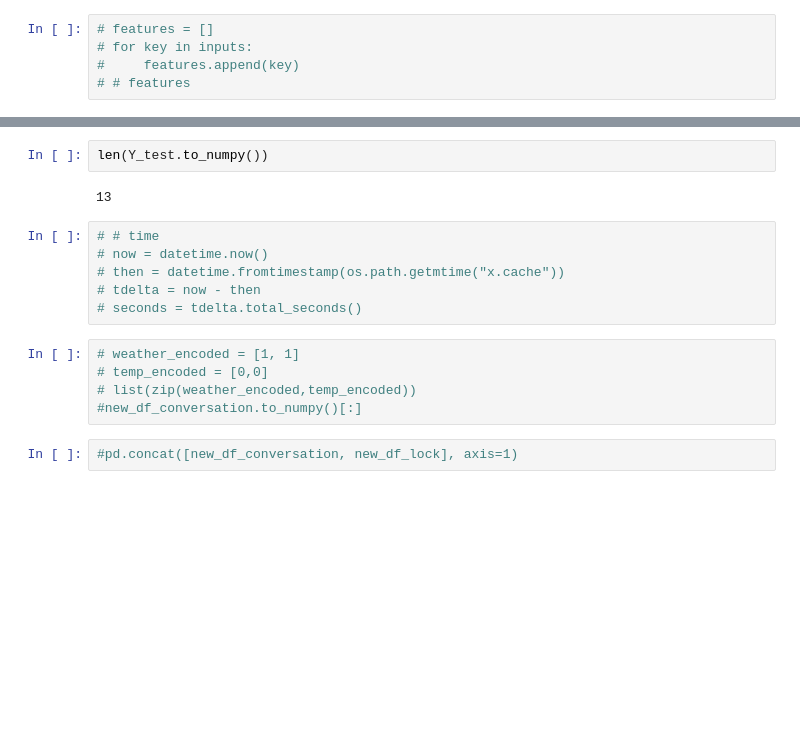
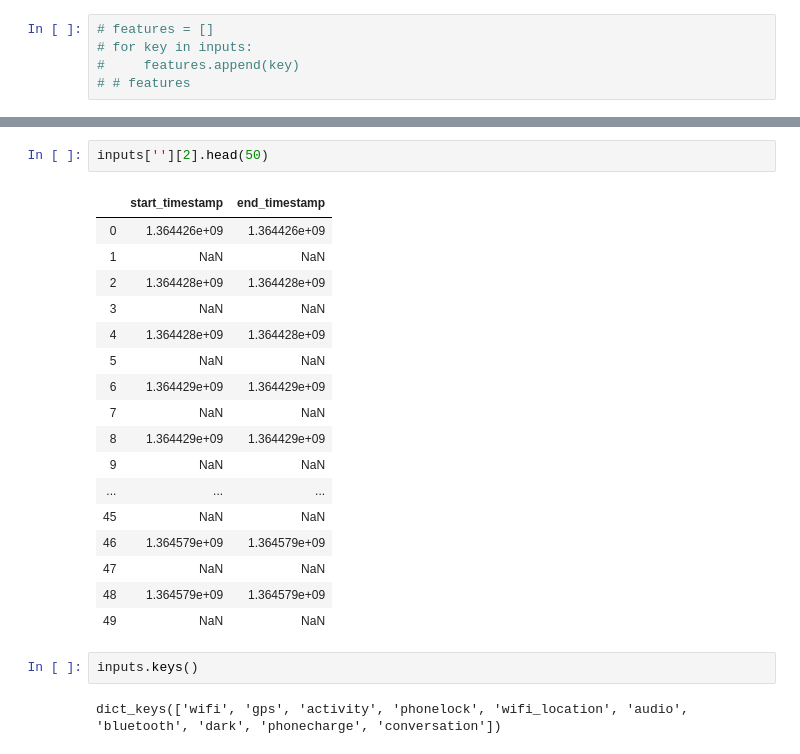
Before and after one commit to shizhs/COMP9417-Project, a Jupyter notebook: Project.ipynb, the cells around one changed output, grey strips where cells are left out. Cells and saved outputs as stored; diff of their text form; blank space fills up the shorter version.

```diff
--- a/Project.ipynb
+++ b/Project.ipynb
@@ -284,17 +400,24 @@ TypeError: unsupported operand type(s) for -: 'str' and 'str'
-# %%
-len(Y_test.to_numpy())
-# %% [output]
-13
-# %%
-# # time
-# now = datetime.now()
-# then = datetime.fromtimestamp(os.path.getmtime("x.cache"))
-# tdelta = now - then
-# seconds = tdelta.total_seconds()
-# %%
-# weather_encoded = [1, 1]
-# temp_encoded = [0,0]
-# list(zip(weather_encoded,temp_encoded))
-#new_df_conversation.to_numpy()[:]
-# %%
-#pd.concat([new_df_conversation, new_df_lock], axis=1)
+# %%
+inputs[''][2].head(50)
+# %% [output]
+|  | start_timestamp | end_timestamp |
+| 0 | 1.364426e+09 | 1.364426e+09 |
+| 1 | NaN | NaN |
+| 2 | 1.364428e+09 | 1.364428e+09 |
+| 3 | NaN | NaN |
+| 4 | 1.364428e+09 | 1.364428e+09 |
+| 5 | NaN | NaN |
+| 6 | 1.364429e+09 | 1.364429e+09 |
+| 7 | NaN | NaN |
+| 8 | 1.364429e+09 | 1.364429e+09 |
+| 9 | NaN | NaN |
+| ... | ... | ... |
+| 45 | NaN | NaN |
+| 46 | 1.364579e+09 | 1.364579e+09 |
+| 47 | NaN | NaN |
+| 48 | 1.364579e+09 | 1.364579e+09 |
+| 49 | NaN | NaN |
+# %%
+inputs.keys()
+# %% [output]
+dict_keys(['wifi', 'gps', 'activity', 'phonelock', 'wifi_location', 'audio', 'bluetooth', 'dark', 'phonecharge', 'conversation'])
```
Also changed, not shown: parts of 21 cells of this notebook.
